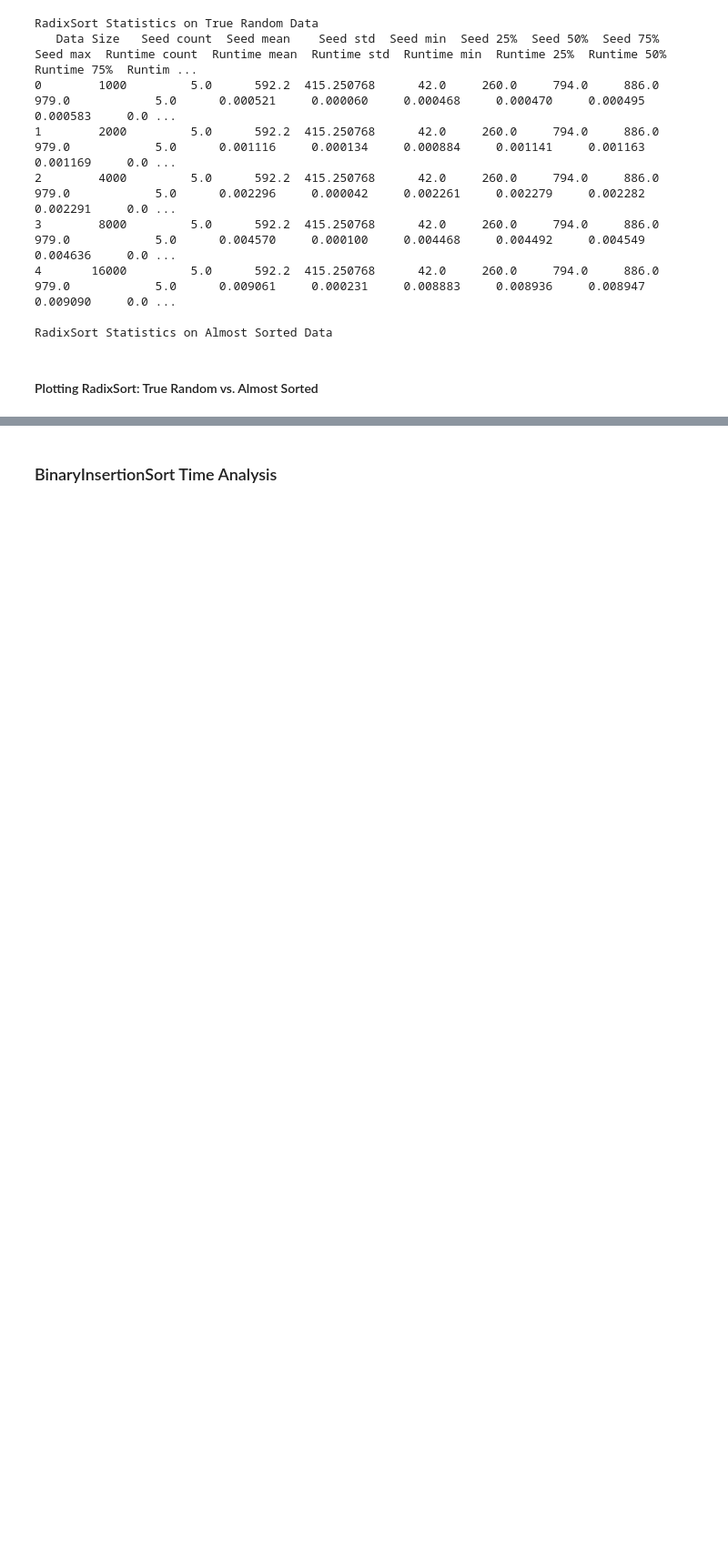
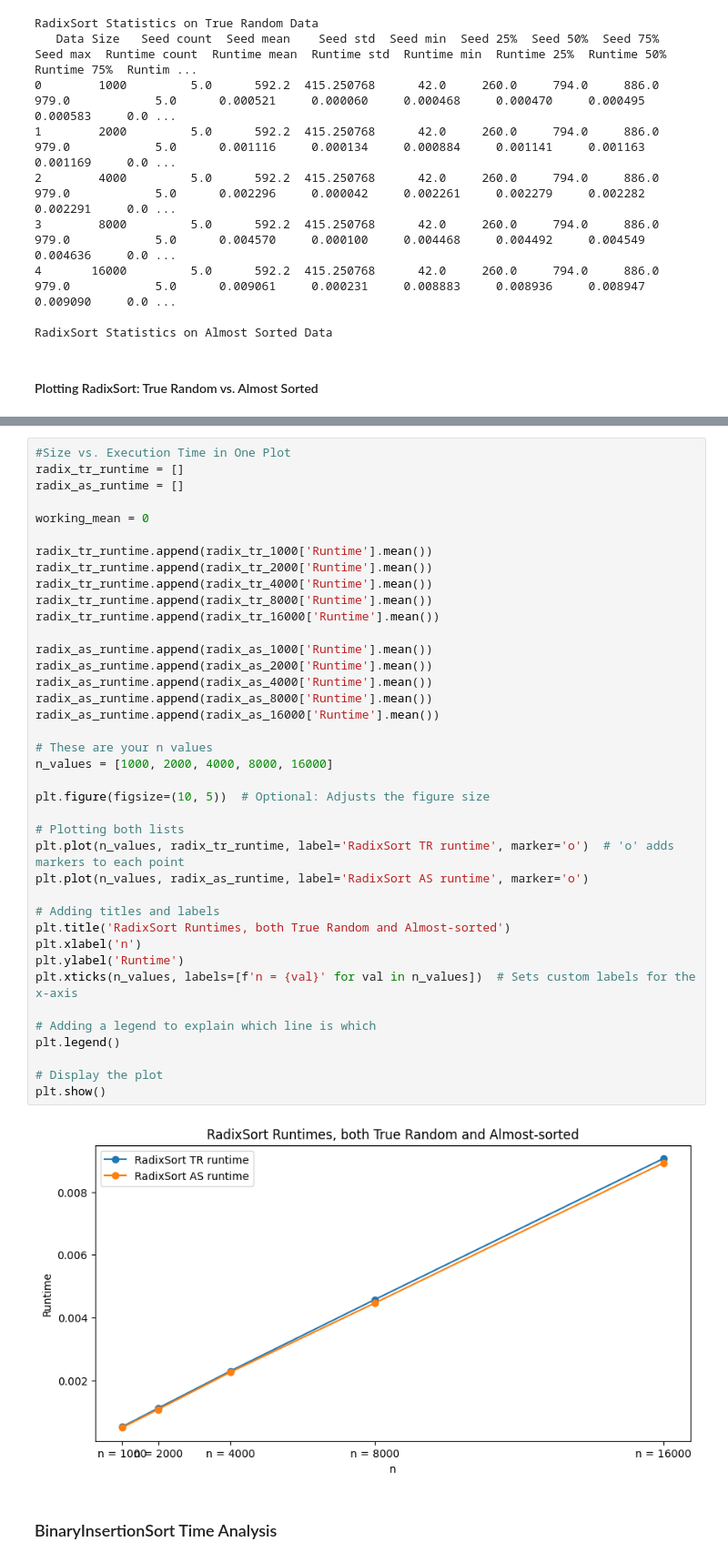
Before and after one commit to pjamespz/SCHOOL-intro-sorts, a Jupyter notebook: figures.ipynb, the cells around one changed output, grey strips where cells are left out. Shown at 91% size. Cells and saved outputs as stored; diff of their text form; blank space fills up the shorter version.

```diff
--- a/figures.ipynb
+++ b/figures.ipynb
@@ -985,3 +1061,44 @@ plt.show()
+# %%
+#Size vs. Execution Time in One Plot
+radix_tr_runtime = []
+radix_as_runtime = []
+
+working_mean = 0
+
+radix_tr_runtime.append(radix_tr_1000['Runtime'].mean())
+radix_tr_runtime.append(radix_tr_2000['Runtime'].mean())
+radix_tr_runtime.append(radix_tr_4000['Runtime'].mean())
+radix_tr_runtime.append(radix_tr_8000['Runtime'].mean())
+radix_tr_runtime.append(radix_tr_16000['Runtime'].mean())
+
+radix_as_runtime.append(radix_as_1000['Runtime'].mean())
+radix_as_runtime.append(radix_as_2000['Runtime'].mean())
+radix_as_runtime.append(radix_as_4000['Runtime'].mean())
+radix_as_runtime.append(radix_as_8000['Runtime'].mean())
+radix_as_runtime.append(radix_as_16000['Runtime'].mean())
+
+# These are your n values
+n_values = [1000, 2000, 4000, 8000, 16000]
+
+plt.figure(figsize=(10, 5))  # Optional: Adjusts the figure size
+
+# Plotting both lists
+plt.plot(n_values, radix_tr_runtime, label='RadixSort TR runtime', marker='o')  # 'o' adds markers to each point
+plt.plot(n_values, radix_as_runtime, label='RadixSort AS runtime', marker='o')
+
+# Adding titles and labels
+plt.title('RadixSort Runtimes, both True Random and Almost-sorted')
+plt.xlabel('n')
+plt.ylabel('Runtime')
+plt.xticks(n_values, labels=[f'n = {val}' for val in n_values])  # Sets custom labels for the x-axis
+
+# Adding a legend to explain which line is which
+plt.legend()
+
+# Display the plot
+plt.show()
+# %% [output]
+[figure, added]
 # %% [markdown]
 ### BinaryInsertionSort Time Analysis
 # %%
```
Also changed, not shown: parts of 16 cells of this notebook, 1 other file.
